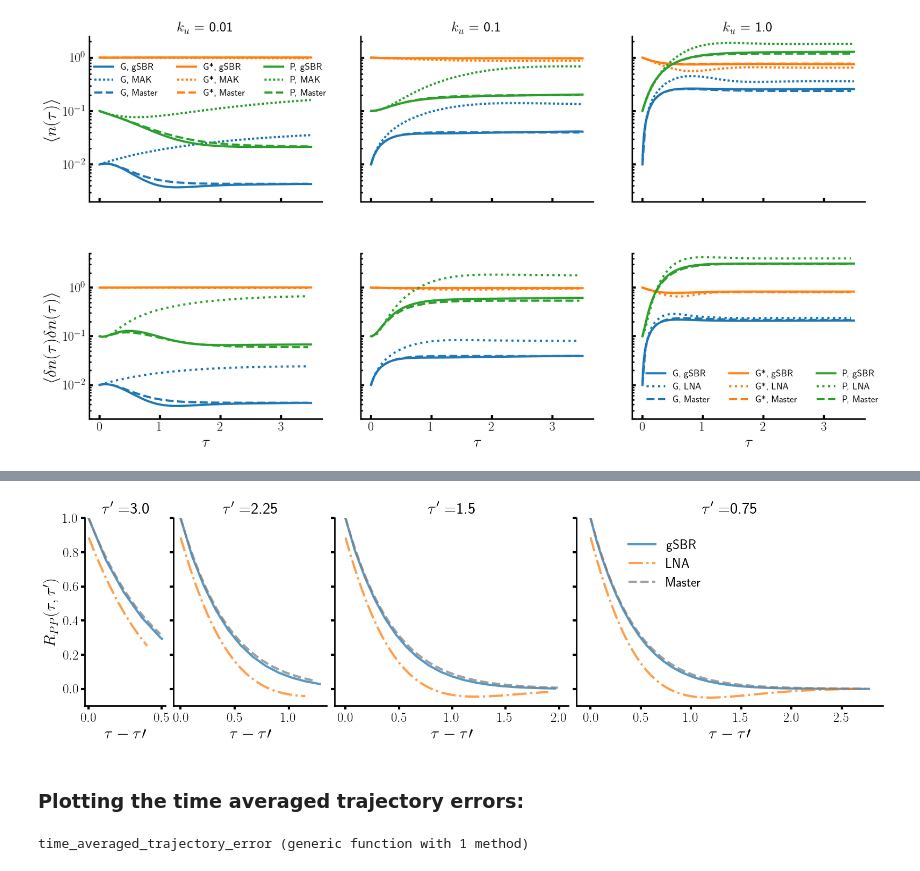
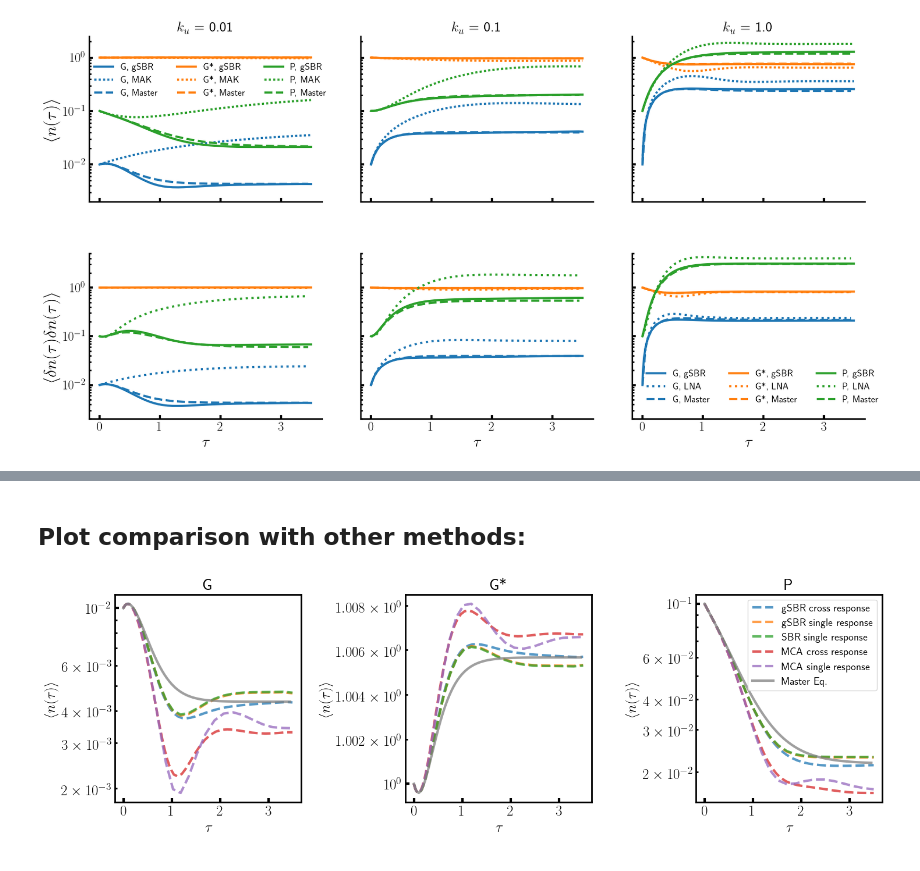
Before and after one commit to btemoshir/Achedmy.jl, a Jupyter notebook: examples/gene_regulation.ipynb, the cells around one changed output, grey strips where cells are left out. Drawn from its saved outputs; the diff is of its cells as text; code cells hidden in the pictures.

```diff
--- a/examples/gene_regulation.ipynb
+++ b/examples/gene_regulation.ipynb
@@ -670,11 +872,7 @@ axis = [ax4, ax3, ax2, ax1]
 
 for j in 1:length(tau)
 
-    #[TODO] Change this!
-
-    axis[j].plot(time_grid_gSBR[tau_SBR[j]:end] .- time_grid_gSBR[tau_SBR[j]], VAR[sat].C[3, 3, tau_SBR[j]:end, tau_SBR[j]] + VAR[sat].μ[3, tau_SBR[j]].*(VAR[sat].R[3, 3, tau_SBR[j]:end, tau_SBR[j]]), "-", alpha=0.75,linewidth=3)
-
-    #axis[j].plot(time_grid_gSBR[tau_SBR[j]:end] .- time_grid_gSBR[tau_SBR[j]], VAR[sat].N[3, 3, tau_SBR[j]:end, tau_SBR[j]], "-", alpha=0.75)
+    axis[j].plot(time_grid_gSBR[tau_SBR[j]:end] .- time_grid_gSBR[tau_SBR[j]], VAR[sat].N[3, 3, tau_SBR[j]:end, tau_SBR[j]], "-", alpha=0.75, linewidth=3)
 
     axis[j].plot(time_grid_all[1:end-tau[j]], EMRE[sat].corr[3, 3, tau[j]+1:end, tau[j]], linestyle="dashdot", alpha=0.75,linewidth=3)
 
@@ -863,27 +1057,37 @@ plt.savefig("../plots/gene/gene_response_P.png", bbox_inches="tight")
 plt.close()
 
 gcf()
-# %% [output]
-[figure, removed]
 # %%
 close()
-# %% [markdown]
-### Plotting the time averaged trajectory errors:
-# %%
-#import Pkg; Pkg.add("Interpolations")
-using Interpolations
-
-function time_averaged_trajectory_error(sys_mean, sys_t, sys_ref_mean, sys_ref_t)
-    #Interpolates the timegrid of sys_ref to sys and calculates the error
-
-    interp_ref_mean = interpolate((sys_ref_t,), sys_ref_mean, Gridded(Linear()))
-
-    interp_ref_mean_vals = [interp_ref_mean(sys_t[i]) for i in 1:length(sys_t) if sys_t[i] < maximum(sys_ref_t)]
-
-    error = sum(abs, sys_mean[1:length(interp_ref_mean_vals)] ./ interp_ref_mean_vals .- 1 ) / length(sys_t)
-
-    return error
-
-end
-# %% [output]
-time_averaged_trajectory_error (generic function with 1 method)
+# %% [markdown]
+## Plot comparison with other methods:
+# %%
+plot_idx = 1
+color = plt.rcParams["axes.prop_cycle"].by_key()["color"]
+figure(figsize=(15,5))
+for j in range(1,length(species(gene_system)))
+    subplot(1,3,j)
+    plot(SOL[plot_idx].t,VAR[plot_idx].μ[j,:],label="gSBR cross response",color=color[1],alpha=0.75,linestyle="--")
+    plot(SOL_single_gSBR[plot_idx].t,VAR_single_gSBR[plot_idx].μ[j,:],label="gSBR single response",color=color[2],alpha=0.75,linestyle="--")
+    plot(SOL_singleSBR[plot_idx].t,VAR_singleSBR[plot_idx].μ[j,:],label="SBR single response",color=color[3],alpha=0.75,linestyle="--")
+    plot(SOL_crossMCA[plot_idx].t,VAR_crossMCA[plot_idx].μ[j,:],label="MCA cross response",color=color[4],alpha=0.75,linestyle="--")
+    plot(SOL_singleMCA[plot_idx].t,VAR_singleMCA[plot_idx].μ[j,:],label="MCA single response",color=color[5],alpha=0.75,linestyle="--")
+    # plot(SOL_mak[plot_idx].t, VAR_mak[plot_idx].μ[j,:],label="MAK",color=color[6],alpha=0.5,linestyle="--")
+    # plot(EMRE[plot_idx].timeGrid, EMRE[plot_idx].y[j,:],label="EMRE",color=color[7],alpha=0.5,linestyle="--")
+    plot(Master[plot_idx].timeGrid, Master[plot_idx].y[j,:],label="Master Eq.",color=color[8],alpha=0.75,linestyle="-")
+    if j == 1
+        title("G")
+    elseif j == 2
+        title("G*")
+    else
+        title("P")
+    end
+    yscale("log")
+    xlabel(L"$\tau$")
+    ylabel(L"$\langle n(\tau)\rangle$")
+end
+legend()
+
+gcf()
+# %% [output]
+[figure, added]
```
Also changed, not shown: parts of 41 cells of this notebook, 20 other files.
